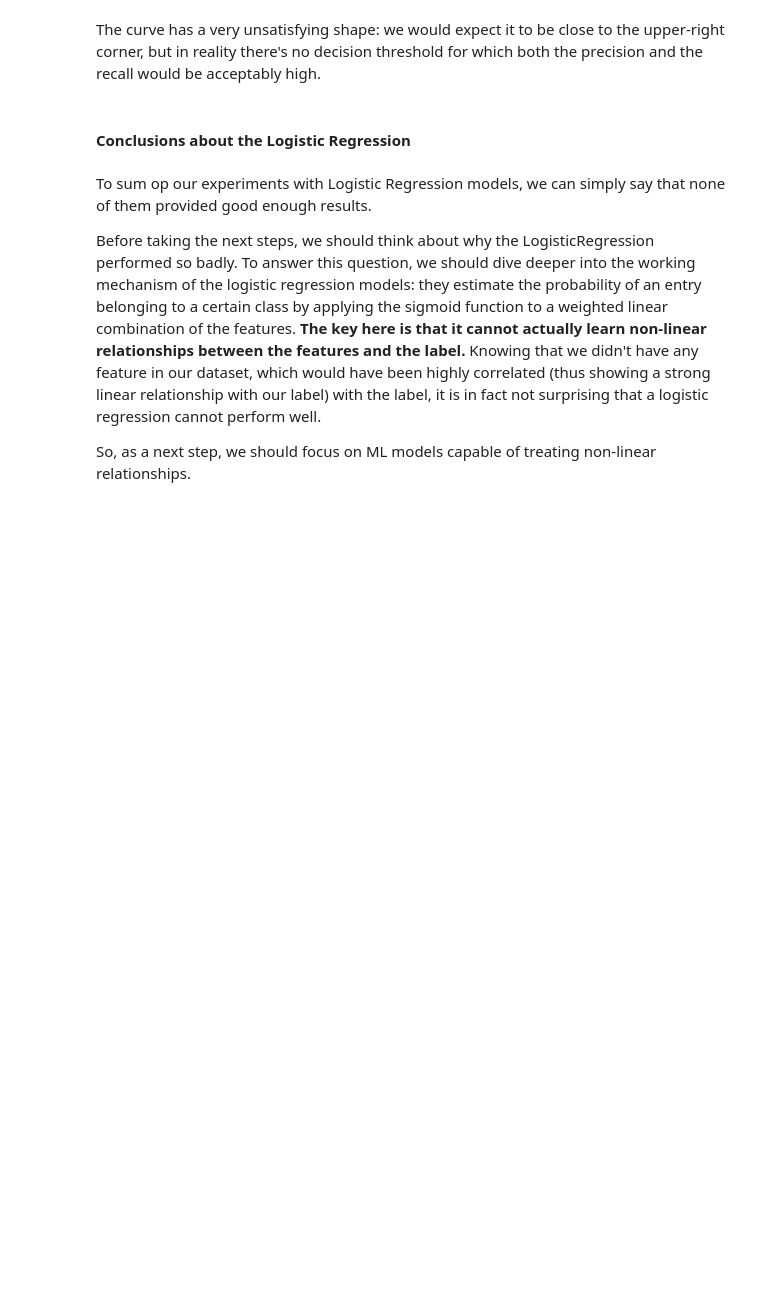
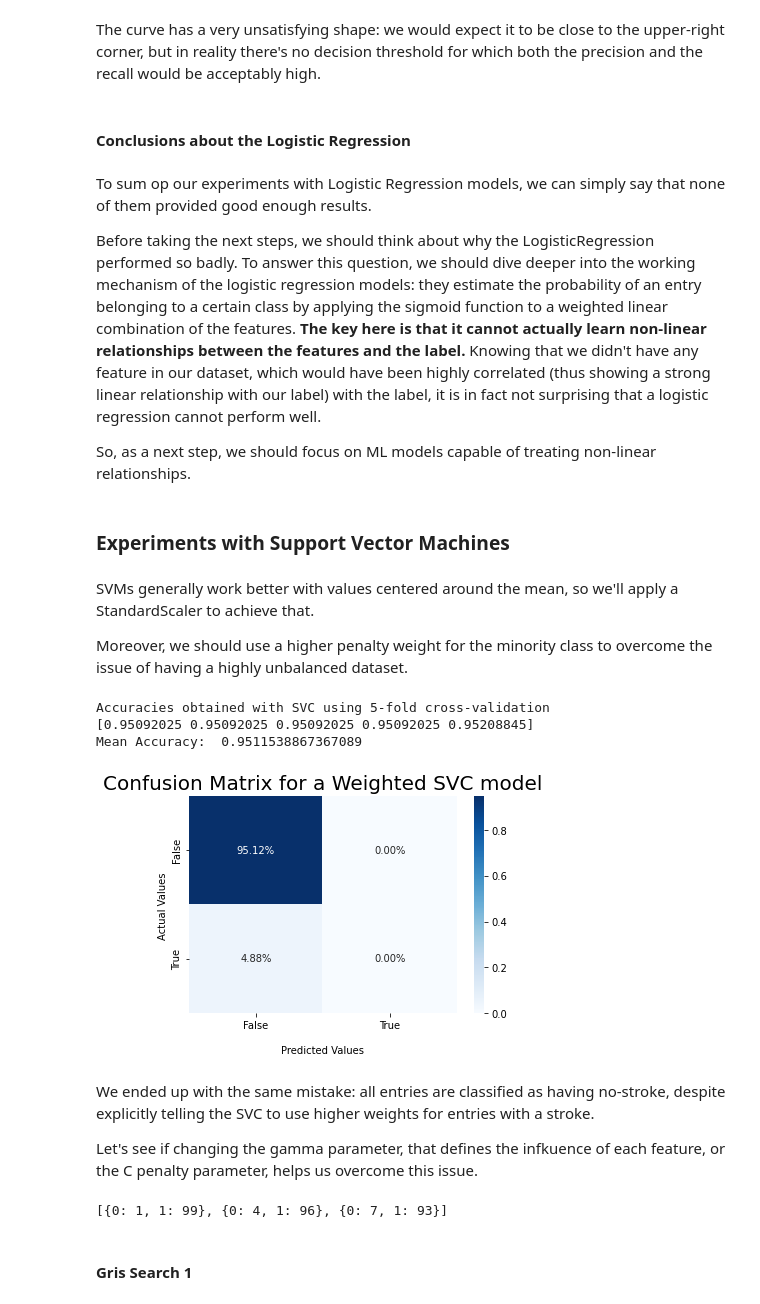
Before and after one commit to bori00/Stroke-Predictor, a Jupyter notebook: Stroke_Predictor_ML_Only.ipynb, the cells around one changed output. Cells and saved outputs as stored; diff of their text form; code cells hidden in the pictures; blank space fills up the shorter version.

Commit message:
initial experiments with SVC

```diff
--- a/Stroke_Predictor_ML_Only.ipynb
+++ b/Stroke_Predictor_ML_Only.ipynb
@@ -642,3 +639,44 @@ To sum op our experiments with Logistic Regression models, we can simply say tha
 Before taking the next steps, we should think about why the LogisticRegression performed so badly. To answer this question, we should dive deeper into the working mechanism of the logistic regression models: they estimate the probability of an entry belonging to a certain class by applying the sigmoid function to a weighted linear combination of the features. **The key here is that it cannot actually learn non-linear relationships between the features and the label.** Knowing that we didn't have any feature in our dataset, which would have been highly correlated (thus showing a strong linear relationship with our label) with the label, it is in fact not surprising that a logistic regression cannot perform well.
 
 So, as a next step, we should focus on ML models capable of treating non-linear relationships.
+# %% [markdown]
+### Experiments with Support Vector Machines
+# %% [markdown]
+SVMs generally work better with values centered around the mean, so we'll apply a StandardScaler to achieve that.
+
+Moreover, we should use a higher penalty weight for the minority class to overcome the issue of having a highly unbalanced dataset.
+# %%
+rbf_kernel_svm_clf = Pipeline([
+      ('scaler', StandardScaler()),
+      ('svm_clf', SVC(kernel="rbf", gamma=5, C=0.001, class_weight='balanced'))
+])
+
+print("Accuracies obtained with SVC using 5-fold cross-validation")
+scores = cross_val_score(rbf_kernel_svm_clf, X_train, y_train, cv = 5)
+print(scores)
+mean_score = scores.mean()
+print("Mean Accuracy: ", mean_score)
+y_pred = cross_val_predict(rbf_kernel_svm_clf, X_train, y_train, cv=5)
+conf_mat = confusion_matrix(y_train, y_pred)
+plot_confusion_matrix_with_percentages(conf_mat, "Confusion Matrix for a Weighted SVC model")
+# %% [output]
+Accuracies obtained with SVC using 5-fold cross-validation
+[0.95092025 0.95092025 0.95092025 0.95092025 0.95208845]
+Mean Accuracy:  0.9511538867367089
+[figure, added]
+# %% [markdown]
+We ended up with the same mistake: all entries are classified as having no-stroke, despite explicitly telling the SVC to use higher weights for entries with a stroke.
+
+Let's see if changing the gamma parameter, that defines the infkuence of each feature, or the C penalty parameter, helps us overcome this issue.
+# %%
+class1_weights = np.arange(1, 10, 3)
+class2_weights = 100 - class1_weights
+weight_pairs = list(zip(class1_weights, class2_weights))
+weight_pairs_spec = []
+for weight0, weight1 in weight_pairs:
+  weight_pairs_spec.append({0: weight0, 1: weight1})
+weight_pairs_spec
+# %% [output]
+[{0: 1, 1: 99}, {0: 4, 1: 96}, {0: 7, 1: 93}]
+# %% [markdown]
+#### Gris Search 1
```
Also changed, not shown: parts of 11 cells of this notebook.
